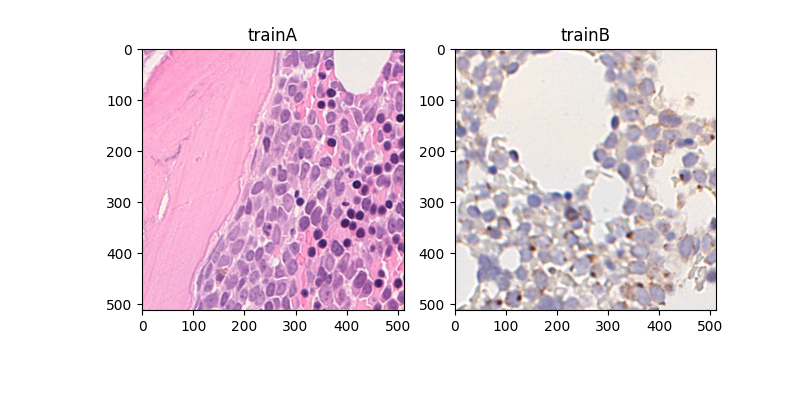
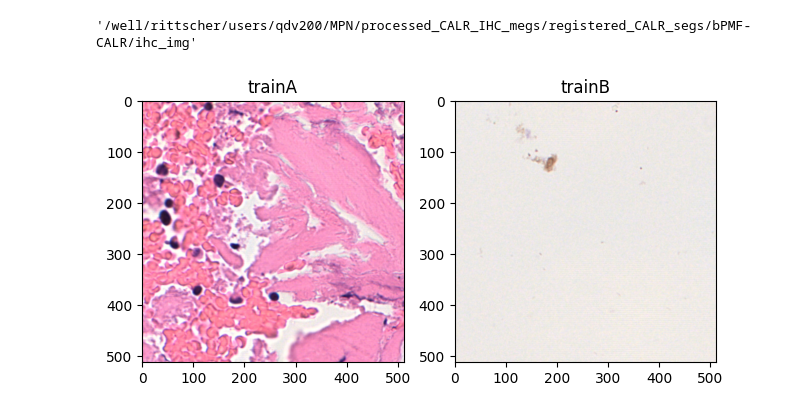
Before and after one commit to EST09/pytorch-CycleGAN-and-pix2pix, a Jupyter notebook: preprocessing/25052023_add_to_dataset.ipynb, the cells around one changed output. Drawn from its saved outputs; the diff is of its cells as text; code cells hidden in the pictures; blank space fills up the shorter version.

```diff
--- a/preprocessing/25052023_add_to_dataset.ipynb
+++ b/preprocessing/25052023_add_to_dataset.ipynb
@@ -96,20 +121,24 @@ for file in test_img_files:
+# %%
+ihc_img_path
+# %% [output]
+'/well/rittscher/users/qdv200/MPN/processed_CALR_IHC_megs/registered_CALR_segs/bPMF-CALR/ihc_img'
 # %%
 #double check these are actually megs
 
 import matplotlib.pyplot as plt
 import cv2
 import os
 
-i = "ET-AML-CALR_7.png"
+i = "bPMF-CALR_1.png"
 
 # Create subplots
 fig, axs = plt.subplots(1, 2)
-axs[0].imshow(cv2.imread(os.path.join(train_ihc_img_path, i)))
+axs[0].imshow(cv2.imread(os.path.join(ihc_img_path, i)))
 axs[0].set_title('trainA')
-axs[1].imshow(cv2.imread(os.path.join(train_he_img_path, i)))
+axs[1].imshow(cv2.imread(os.path.join(he_img_path, i)))
 axs[1].set_title('trainB')
 
 fig.tight_layout()
 plt.show()
 # %% [output]
-[figure, old version]
+[figure, new version]
```
Also changed, not shown: parts of 5 cells of this notebook, 7 other files.
